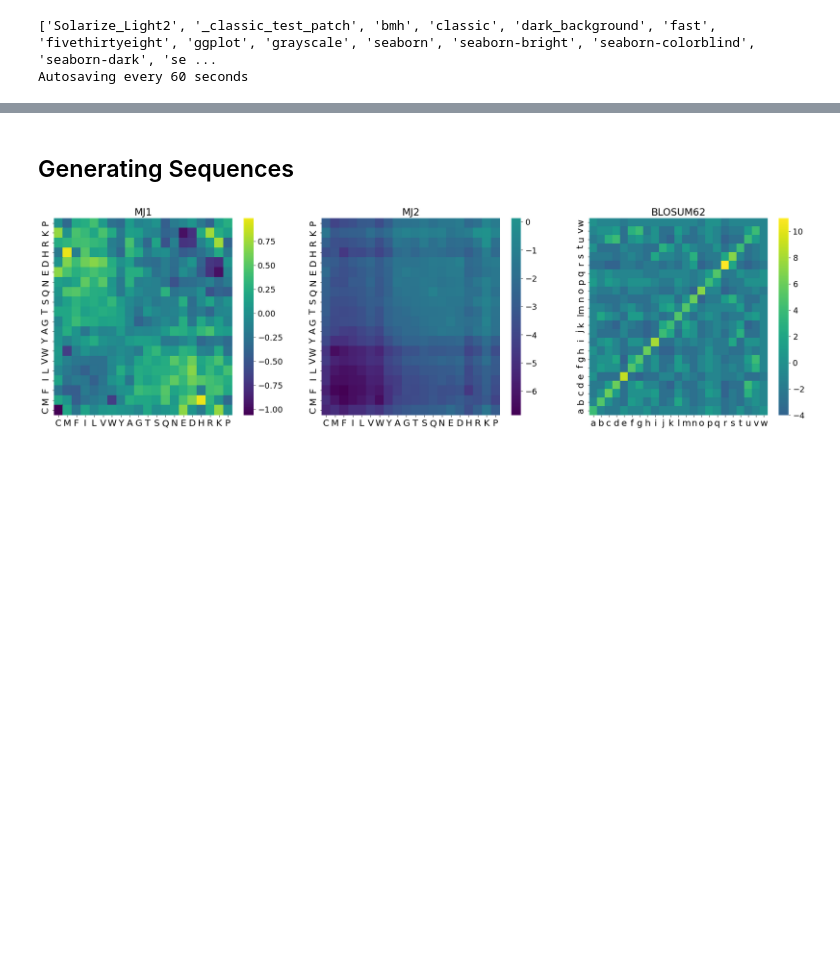
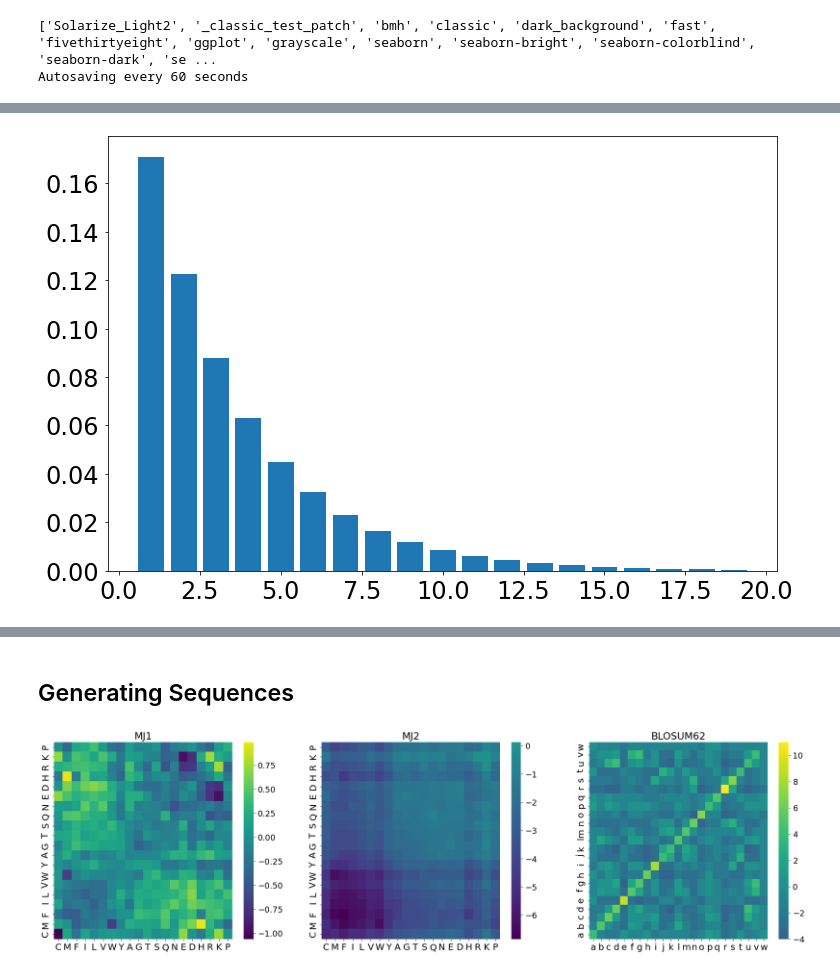
Before and after one commit to rmorantovar/Immune_System, a Jupyter notebook: Jupyter_Notebooks/1_Dynamics.ipynb, the cells around one changed output, grey strips where cells are left out. Saved outputs shown, nothing was run; the diff lists cells and outputs as text; code cells hidden in the pictures; blank space fills up the shorter version.

```diff
--- a/Jupyter_Notebooks/1_Dynamics.ipynb
+++ b/Jupyter_Notebooks/1_Dynamics.ipynb
@@ -35,0 +50,6 @@ Autosaving every 60 seconds
+# %%
+fig, ax = plt.subplots(figsize = (12, 8))
+ax.bar(t, lamda2*np.exp(-lamda2*(t+1)))
+my_plot_layout(ax=ax)
+# %% [output]
+[figure, added]
```
Also changed, not shown: parts of 5 cells of this notebook, 27 other files.
